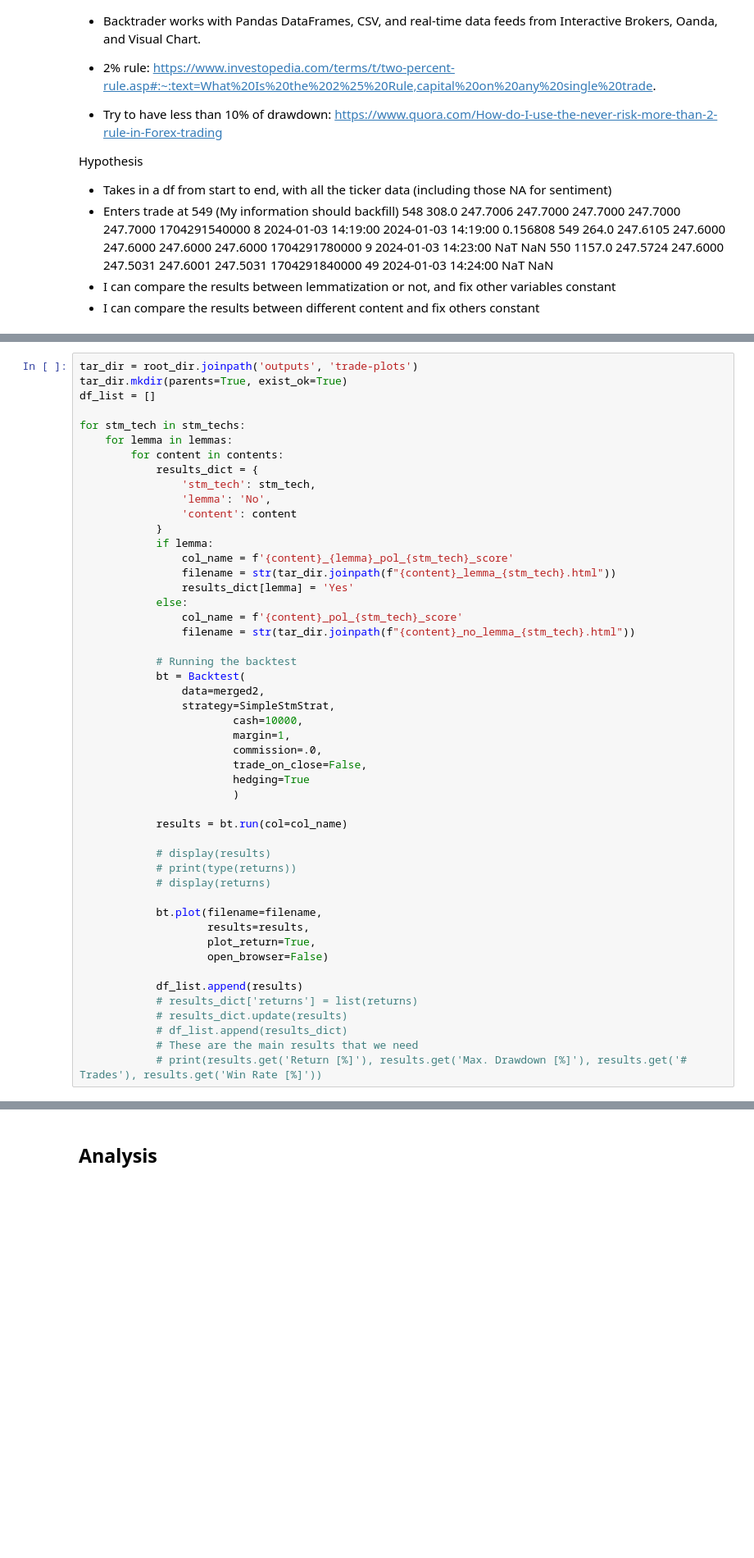
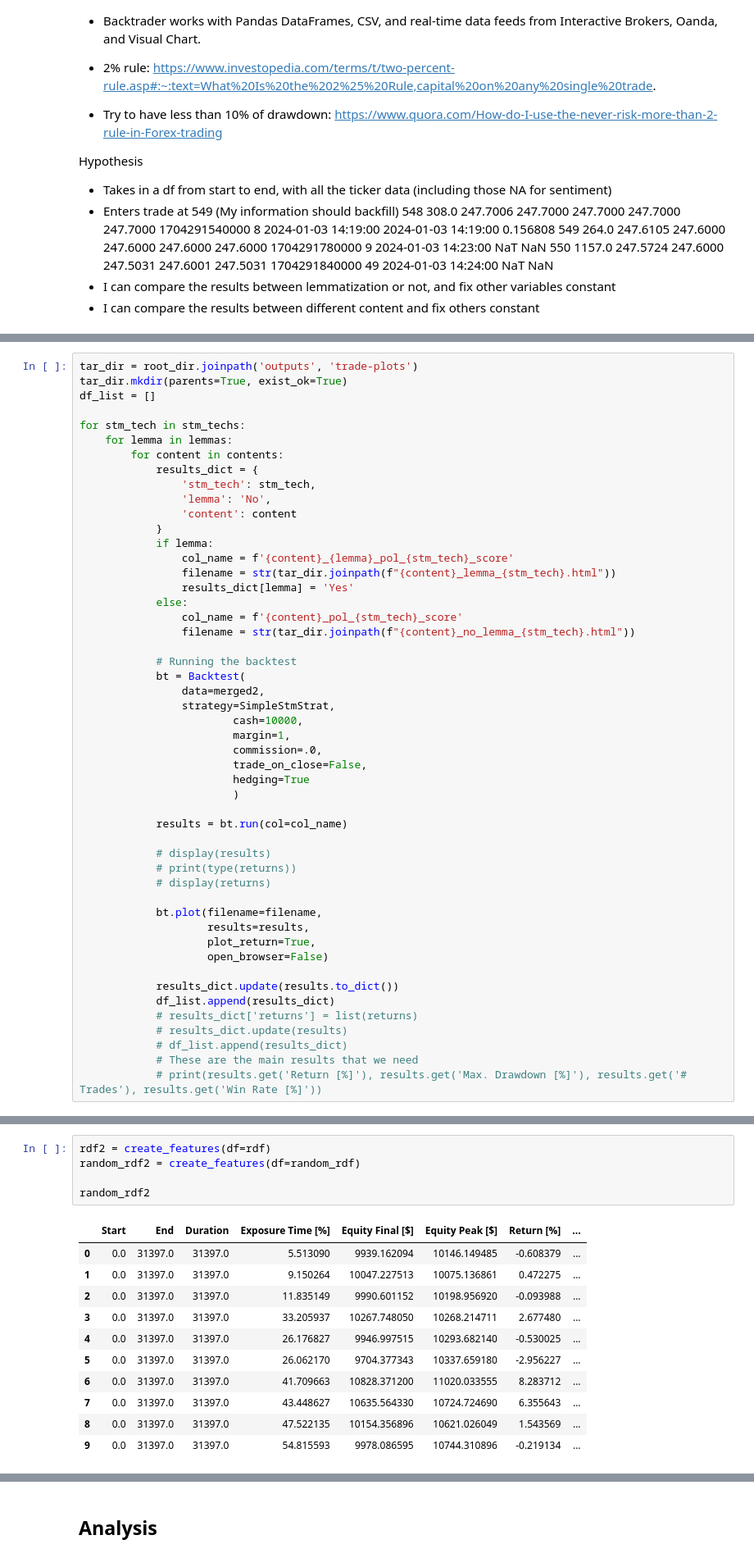
Before and after one commit to yiqwan/stock-forecast-with-sentiment, a Jupyter notebook: notebooks/trading.ipynb, the cells around one changed output, grey strips where cells are left out. Shown: that part at 82% size. Saved outputs shown, nothing was run; the diff lists cells and outputs as text; blank space fills up the shorter version.

```diff
--- a/notebooks/trading.ipynb
+++ b/notebooks/trading.ipynb
@@ -536,7 +594,8 @@ for stm_tech in stm_techs:
                     plot_return=True,
                     open_browser=False)
 
-            df_list.append(results)
+            results_dict.update(results.to_dict())
+            df_list.append(results_dict)
             # results_dict['returns'] = list(returns)
             # results_dict.update(results)
             # df_list.append(results_dict)
@@ -616,0 +765,17 @@ rdf[rdf['f1_score'] > 0.6]
+# %%
+rdf2 = create_features(df=rdf)
+random_rdf2 = create_features(df=random_rdf)
+
+random_rdf2
+# %% [output]
+|  | Start | End | Duration | Exposure Time [%] | Equity Final [$] | Equity Peak [$] | Return [%] | ... |
+| 0 | 0.0 | 31397.0 | 31397.0 | 5.513090 | 9939.162094 | 10146.149485 | -0.608379 | ... |
+| 1 | 0.0 | 31397.0 | 31397.0 | 9.150264 | 10047.227513 | 10075.136861 | 0.472275 | ... |
+| 2 | 0.0 | 31397.0 | 31397.0 | 11.835149 | 9990.601152 | 10198.956920 | -0.093988 | ... |
+| 3 | 0.0 | 31397.0 | 31397.0 | 33.205937 | 10267.748050 | 10268.214711 | 2.677480 | ... |
+| 4 | 0.0 | 31397.0 | 31397.0 | 26.176827 | 9946.997515 | 10293.682140 | -0.530025 | ... |
+| 5 | 0.0 | 31397.0 | 31397.0 | 26.062170 | 9704.377343 | 10337.659180 | -2.956227 | ... |
+| 6 | 0.0 | 31397.0 | 31397.0 | 41.709663 | 10828.371200 | 11020.033555 | 8.283712 | ... |
+| 7 | 0.0 | 31397.0 | 31397.0 | 43.448627 | 10635.564330 | 10724.724690 | 6.355643 | ... |
+| 8 | 0.0 | 31397.0 | 31397.0 | 47.522135 | 10154.356896 | 10621.026049 | 1.543569 | ... |
+| 9 | 0.0 | 31397.0 | 31397.0 | 54.815593 | 9978.086595 | 10744.310896 | -0.219134 | ... |
```
Also changed, not shown: parts of 41 cells of this notebook.
